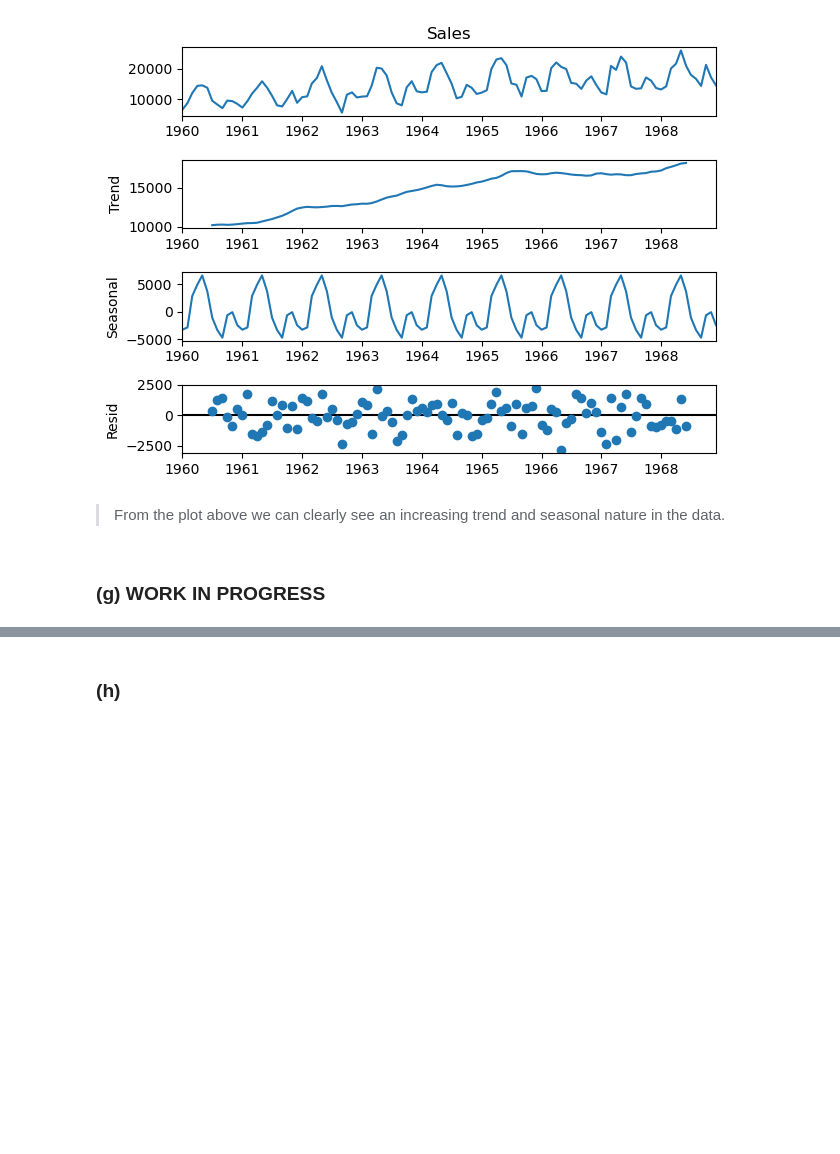
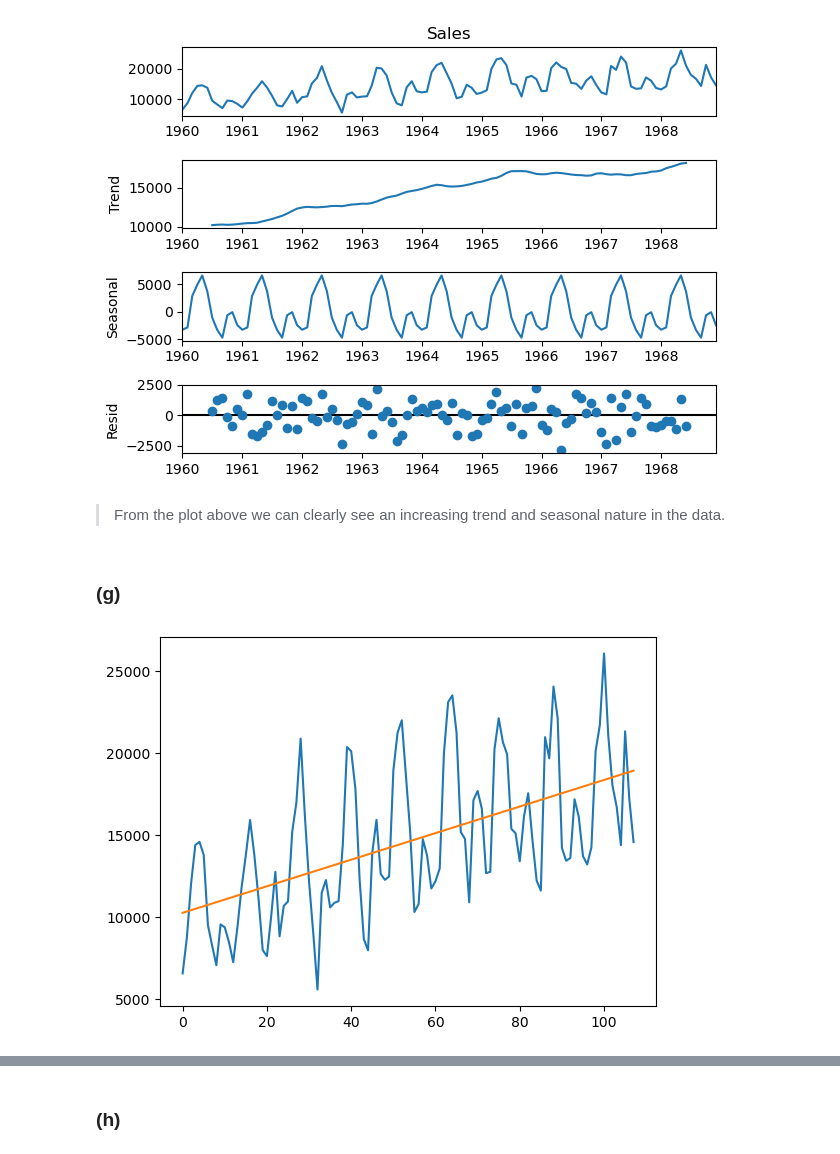
Before and after one commit to leonsilas/CAP-5610-Machine-Learning---Homework-5, a Jupyter notebook: Silas_hw5_submission.ipynb, the cells around one changed output, grey strips where cells are left out. Drawn from its saved outputs; the diff is of its cells as text; code cells hidden in the pictures; blank space fills up the shorter version.

```diff
--- a/Silas_hw5_submission.ipynb
+++ b/Silas_hw5_submission.ipynb
@@ -100,4 +116,4 @@ plt.show()
 # %% [markdown]
 > From the plot above we can clearly see an increasing trend and seasonal nature in the data.
 # %% [markdown]
-### (g) WORK IN PROGRESS
+### (g)
@@ -106,0 +120,15 @@ model = LinearRegression()
+# %%
+# Seperating data and fitting to Linear Regression model to find trend
+data = [i for i in range(0, len(series))]
+data = np.reshape(data, (len(data), 1))
+target = series.values
+model = LinearRegression()
+model.fit(data, target)
+trend = model.predict(data)
+
+# Plotting Trend
+plt.plot(target)
+plt.plot(trend)
+plt.show()
+# %% [output]
+[figure, added]
```
Also changed, not shown: parts of 16 cells of this notebook.
